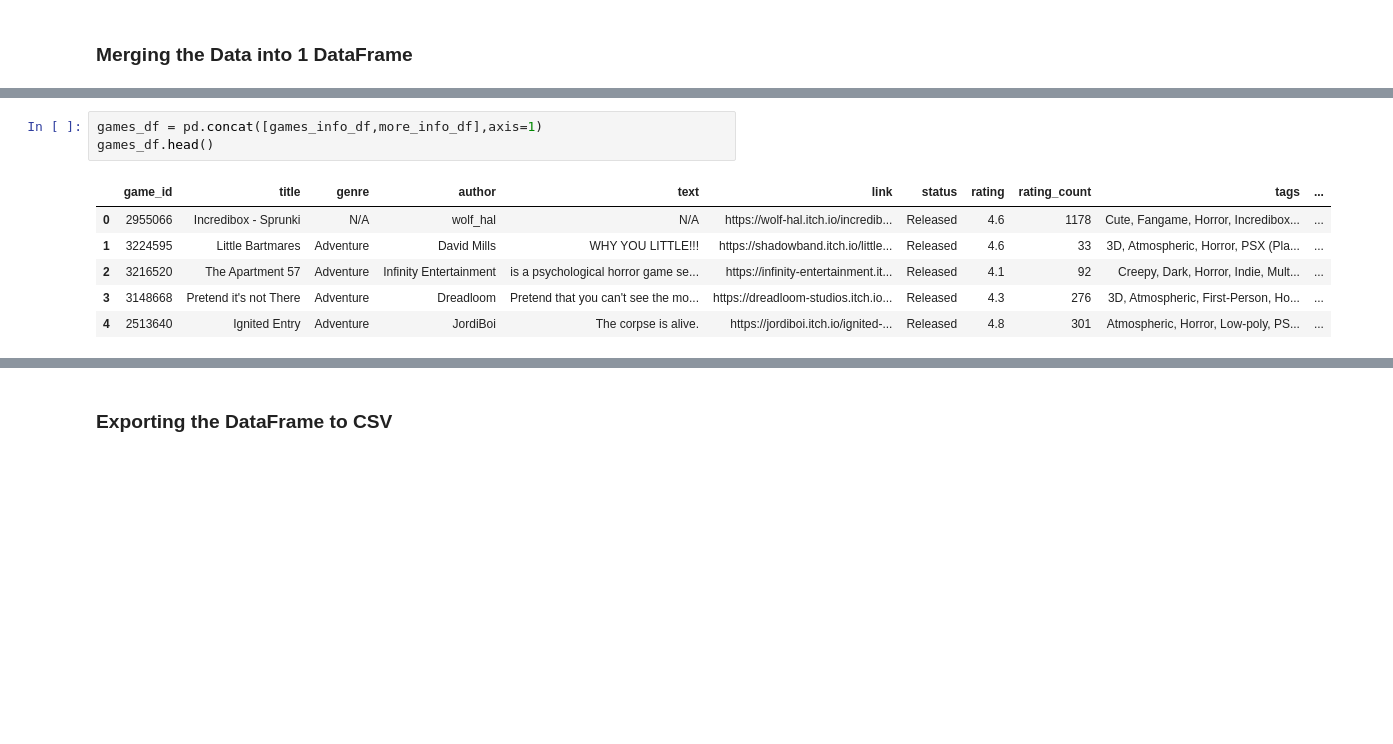
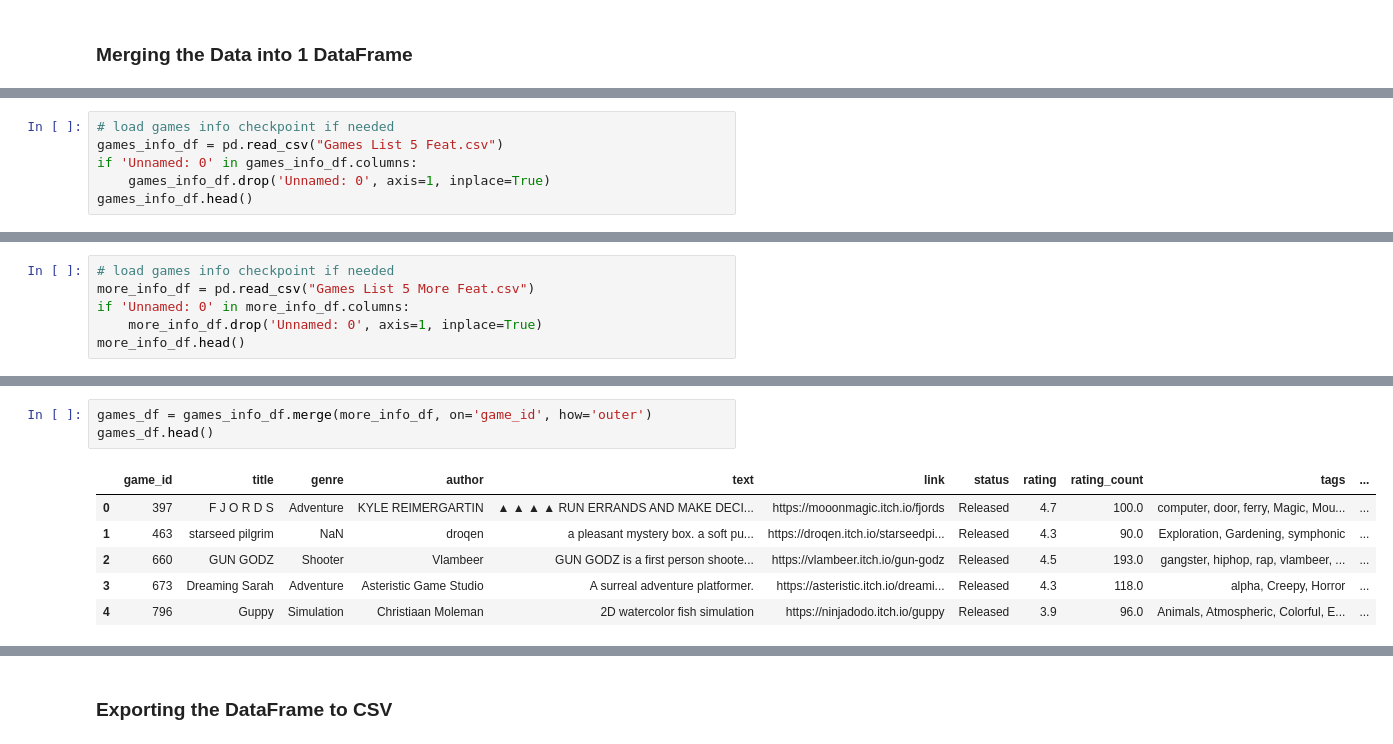
Before and after one commit to angelocguerra/data102-webscraping, a Jupyter notebook: Homework1.ipynb, the cells around one changed output, grey strips where cells are left out. Saved outputs shown, nothing was run; the diff lists cells and outputs as text; blank space fills up the shorter version.

```diff
--- a/Homework1.ipynb
+++ b/Homework1.ipynb
@@ -339,0 +514,6 @@ more_info_df.head()
+# %%
+# load games info checkpoint if needed
+games_info_df = pd.read_csv("Games List 5 Feat.csv")
+if 'Unnamed: 0' in games_info_df.columns:
+    games_info_df.drop('Unnamed: 0', axis=1, inplace=True)
+games_info_df.head()
@@ -339,0 +527,6 @@ more_info_df.head()
+# %%
+# load games info checkpoint if needed
+more_info_df = pd.read_csv("Games List 5 More Feat.csv")
+if 'Unnamed: 0' in more_info_df.columns:
+    more_info_df.drop('Unnamed: 0', axis=1, inplace=True)
+more_info_df.head()
@@ -340,10 +540,10 @@ more_info_df.head()
 # %%
-games_df = pd.concat([games_info_df,more_info_df],axis=1)
+games_df = games_info_df.merge(more_info_df, on='game_id', how='outer')
 games_df.head()
 # %% [output]
 |  | game_id | title | genre | author | text | link | status | rating | rating_count | tags | ... |
-| 0 | 2955066 | Incredibox - Sprunki | N/A | wolf_hal | N/A | https://wolf-hal.itch.io/incredib... | Released | 4.6 | 1178 | Cute, Fangame, Horror, Incredibox... | ... |
-| 1 | 3224595 | Little Bartmares | Adventure | David Mills | WHY YOU LITTLE!!! | https://shadowband.itch.io/little... | Released | 4.6 | 33 | 3D, Atmospheric, Horror, PSX (Pla... | ... |
-| 2 | 3216520 | The Apartment 57 | Adventure | Infinity Entertainment | is a psychological horror game se... | https://infinity-entertainment.it... | Released | 4.1 | 92 | Creepy, Dark, Horror, Indie, Mult... | ... |
-| 3 | 3148668 | Pretend it's not There | Adventure | Dreadloom | Pretend that you can't see the mo... | https://dreadloom-studios.itch.io... | Released | 4.3 | 276 | 3D, Atmospheric, First-Person, Ho... | ... |
-| 4 | 2513640 | Ignited Entry | Adventure | JordiBoi | The corpse is alive. | https://jordiboi.itch.io/ignited-... | Released | 4.8 | 301 | Atmospheric, Horror, Low-poly, PS... | ... |
+| 0 | 397 | F J O R D S | Adventure | KYLE REIMERGARTIN | ▲ ▲ ▲ ▲ RUN ERRANDS AND MAKE DECI... | https://mooonmagic.itch.io/fjords | Released | 4.7 | 100.0 | computer, door, ferry, Magic, Mou... | ... |
+| 1 | 463 | starseed pilgrim | NaN | droqen | a pleasant mystery box. a soft pu... | https://droqen.itch.io/starseedpi... | Released | 4.3 | 90.0 | Exploration, Gardening, symphonic | ... |
+| 2 | 660 | GUN GODZ | Shooter | Vlambeer | GUN GODZ is a first person shoote... | https://vlambeer.itch.io/gun-godz | Released | 4.5 | 193.0 | gangster, hiphop, rap, vlambeer, ... | ... |
+| 3 | 673 | Dreaming Sarah | Adventure | Asteristic Game Studio | A surreal adventure platformer. | https://asteristic.itch.io/dreami... | Released | 4.3 | 118.0 | alpha, Creepy, Horror | ... |
+| 4 | 796 | Guppy | Simulation | Christiaan Moleman | 2D watercolor fish simulation | https://ninjadodo.itch.io/guppy | Released | 3.9 | 96.0 | Animals, Atmospheric, Colorful, E... | ... |
```
Also changed, not shown: parts of 20 cells of this notebook.
